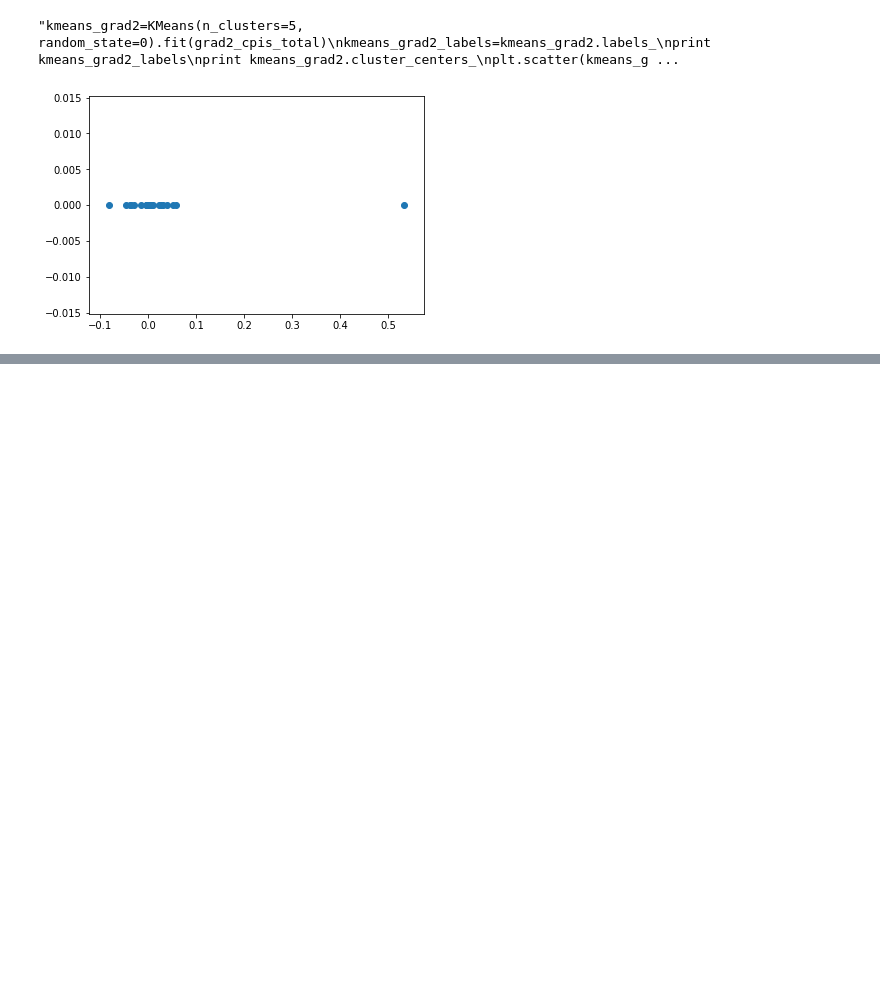
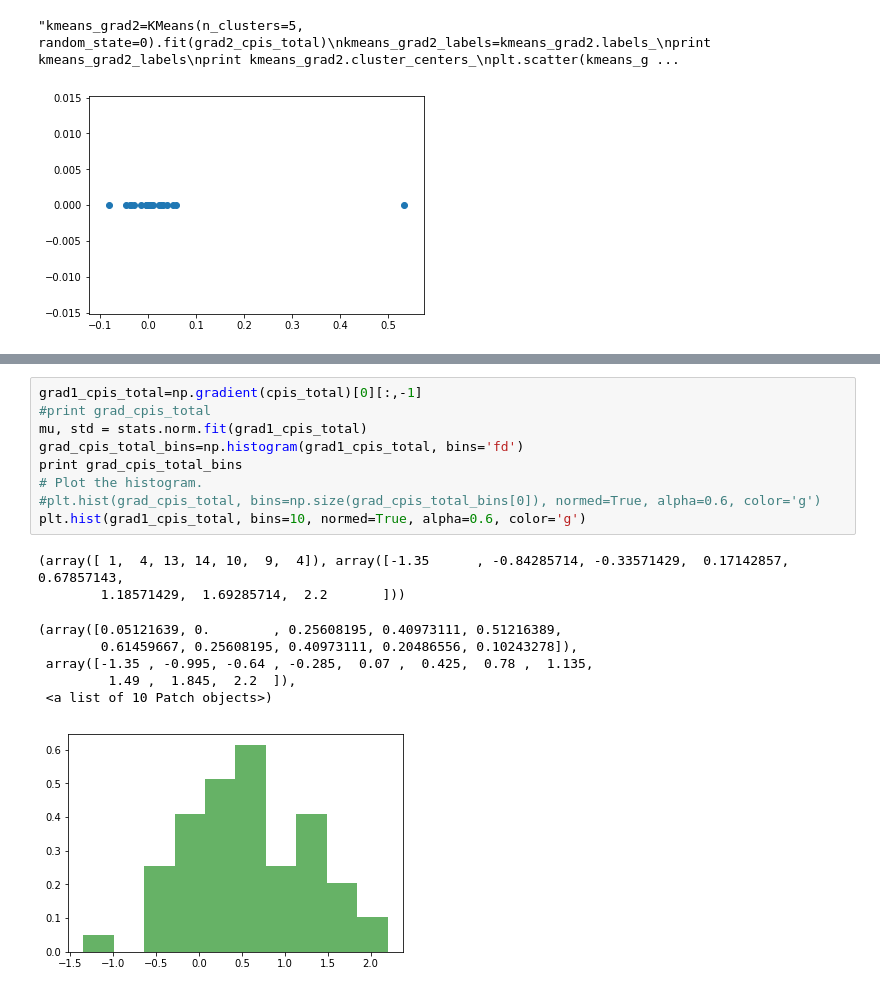
Before and after one commit to RahulMaroju/Consumer-Price-Index-Analysis-in-India, a Jupyter notebook: cpi_test.ipynb, the cells around one changed output, grey strips where cells are left out. Saved outputs shown, nothing was run; the diff lists cells and outputs as text; blank space fills up the shorter version.

```diff
--- a/cpi_test.ipynb
+++ b/cpi_test.ipynb
@@ -445,0 +468,18 @@ kmeans_grad=KMeans
+# %%
+grad1_cpis_total=np.gradient(cpis_total)[0][:,-1]
+#print grad_cpis_total
+mu, std = stats.norm.fit(grad1_cpis_total)
+grad_cpis_total_bins=np.histogram(grad1_cpis_total, bins='fd')
+print grad_cpis_total_bins
+# Plot the histogram.
+#plt.hist(grad_cpis_total, bins=np.size(grad_cpis_total_bins[0]), normed=True, alpha=0.6, color='g')
+plt.hist(grad1_cpis_total, bins=10, normed=True, alpha=0.6, color='g')
+# %% [output]
+(array([ 1,  4, 13, 14, 10,  9,  4]), array([-1.35      , -0.84285714, -0.33571429,  0.17142857,  0.67857143,
+        1.18571429,  1.69285714,  2.2       ]))
+(array([0.05121639, 0.        , 0.25608195, 0.40973111, 0.51216389,
+        0.61459667, 0.25608195, 0.40973111, 0.20486556, 0.10243278]),
+ array([-1.35 , -0.995, -0.64 , -0.285,  0.07 ,  0.425,  0.78 ,  1.135,
+         1.49 ,  1.845,  2.2  ]),
+ <a list of 10 Patch objects>)
+[figure, added]
```
Also changed, not shown: parts of 4 cells of this notebook, 1 other file.
